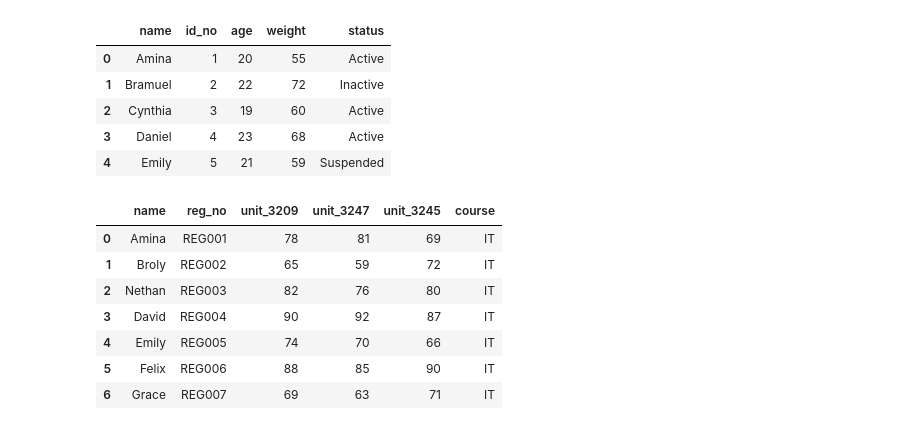
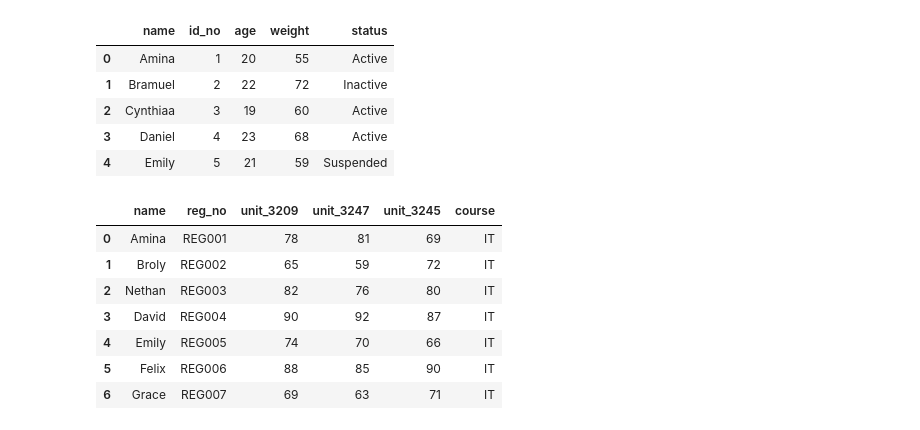
Before and after one commit to Clinton1029/Merging_data, a Jupyter notebook: Merging_data.ipynb, the cells around one changed output. Saved outputs shown, nothing was run; the diff lists cells and outputs as text; code cells hidden in the pictures.

```diff
--- a/Merging_data.ipynb
+++ b/Merging_data.ipynb
@@ -3,21 +3,21 @@
 # %%
 import pandas as pd
 
 data1={
-    "name": ["Amina", "Bramuel", "Cynthia", "Daniel", "Emily", "Felix", "Grace"],
+    "name": ["Amina", "Bramuel", "Cynthiaa", "Daniel", "Emily", "Felix", "Grace"],
     "id_no": ["1", "2", "3", "4", "5", "6", "7"],
     "age": [20, 22, 19, 23, 21, 24, 18],
     "weight": [55, 72, 60, 68, 59, 75, 53],
     "status": ["Active", "Inactive", "Active", "Active", "Suspended", "Active", "Inactive"]
 }
 df_studio = pd.DataFrame(data1)
 
 df_studio.head(5)
 # %% [output]
 |  | name | id_no | age | weight | status |
 | 0 | Amina | 1 | 20 | 55 | Active |
 | 1 | Bramuel | 2 | 22 | 72 | Inactive |
-| 2 | Cynthia | 3 | 19 | 60 | Active |
+| 2 | Cynthiaa | 3 | 19 | 60 | Active |
 | 3 | Daniel | 4 | 23 | 68 | Active |
 | 4 | Emily | 5 | 21 | 59 | Suspended |
 # %%
```
